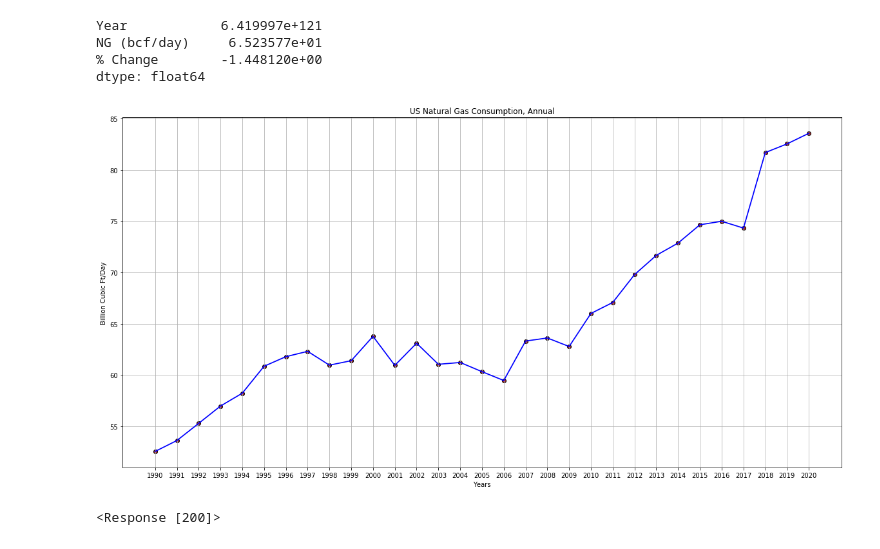
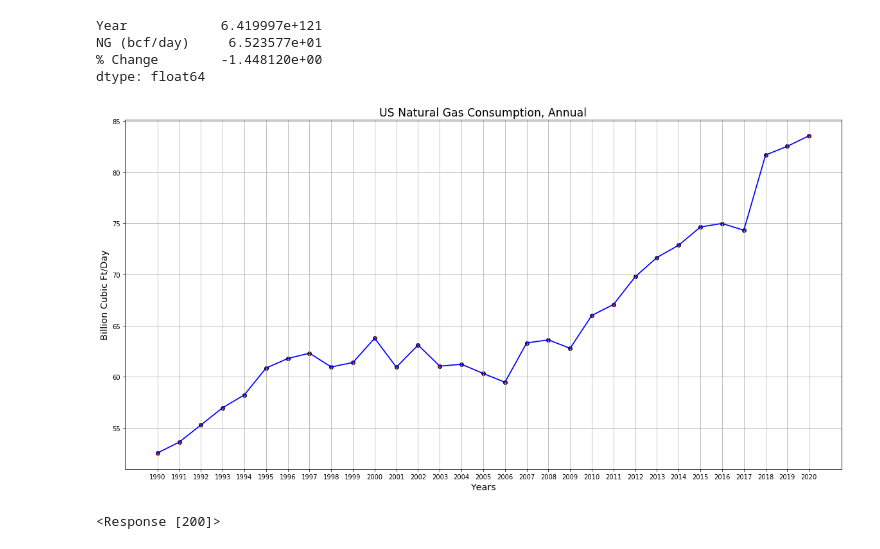
Before and after one commit to us-energy-analysis/Energy-analysis, a Jupyter notebook: USFossilFuelConsumption.ipynb, the cells around one changed output. Saved outputs shown, nothing was run; the diff lists cells and outputs as text; code cells hidden in the pictures.

```diff
--- a/USFossilFuelConsumption.ipynb
+++ b/USFossilFuelConsumption.ipynb
@@ -157,22 +157,22 @@ ng_consumption_bcf_df.to_csv("resources/NaturalGasConsumption.csv", index=False,
 # %%
 # Set the size of the figure to fit 30 years of data
 plt.figure(figsize=(20,10))
 
 # Create a visual for the data
 plt.scatter(years, natural_gas, color="brown", edgecolors="black")
 plt.plot(years, natural_gas, linewidth=1.75, color="blue")
-plt.title("US Natural Gas Consumption, Annual")
-plt.ylabel("Billion Cubic Ft/Day")
-plt.xlabel("Years")
+plt.title("US Natural Gas Consumption, Annual", fontsize="xx-large")
+plt.ylabel("Billion Cubic Ft/Day", fontsize="x-large")
+plt.xlabel("Years", fontsize="x-large")
 plt.grid(True)
 
 # Save Figure
 plt.savefig("US Natural Gas Consumption.png")
 
 # display the figure
 plt.show()
 # %% [output]
-[figure, old version]
+[figure, new version]
 # %%
 # US Total Coal Supply, Annual
 coal_url = "http://api.eia.gov/series/?api_key=" + api_key + "&series_id=STEO.CLTSPUS_TON.A"
```
Also changed, not shown: parts of 3 cells of this notebook.
